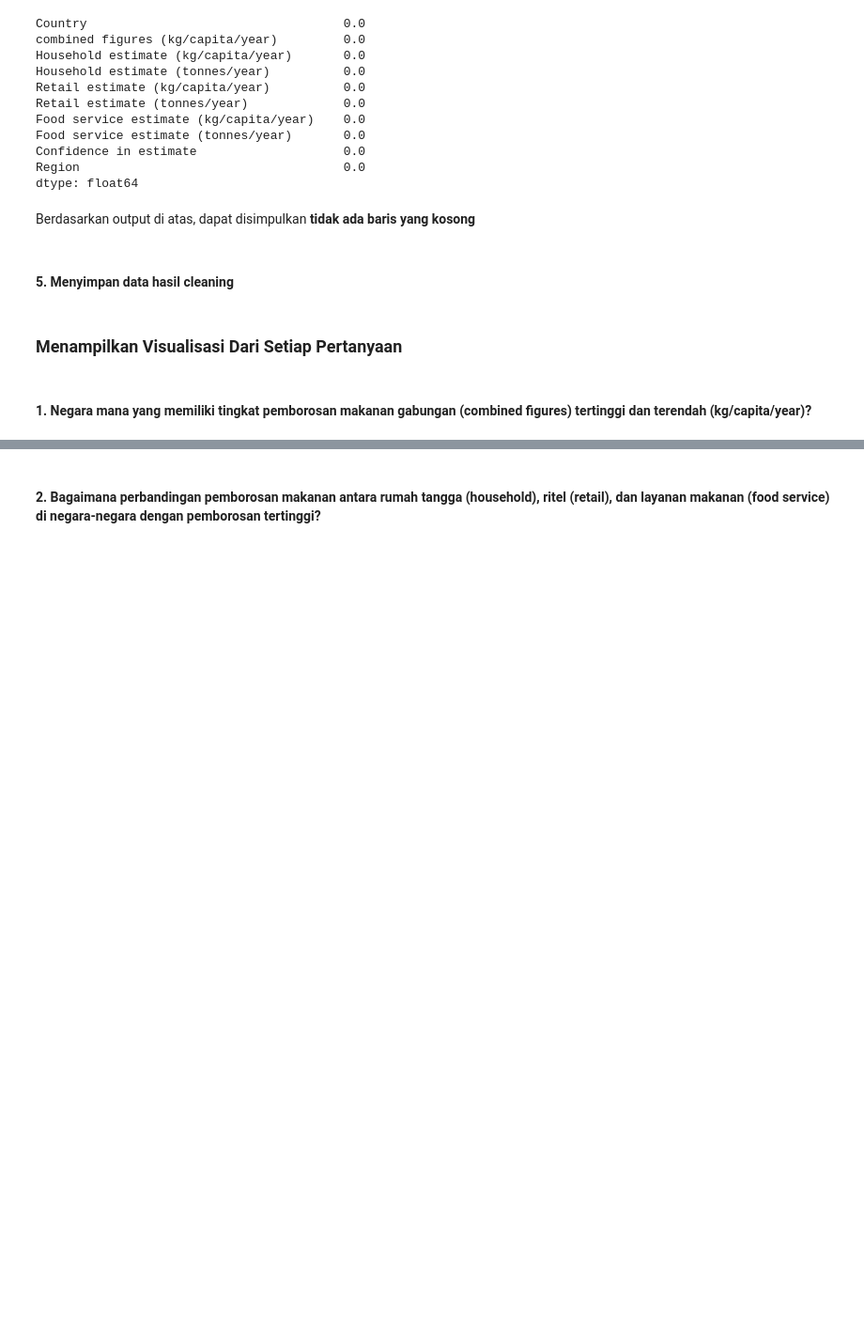
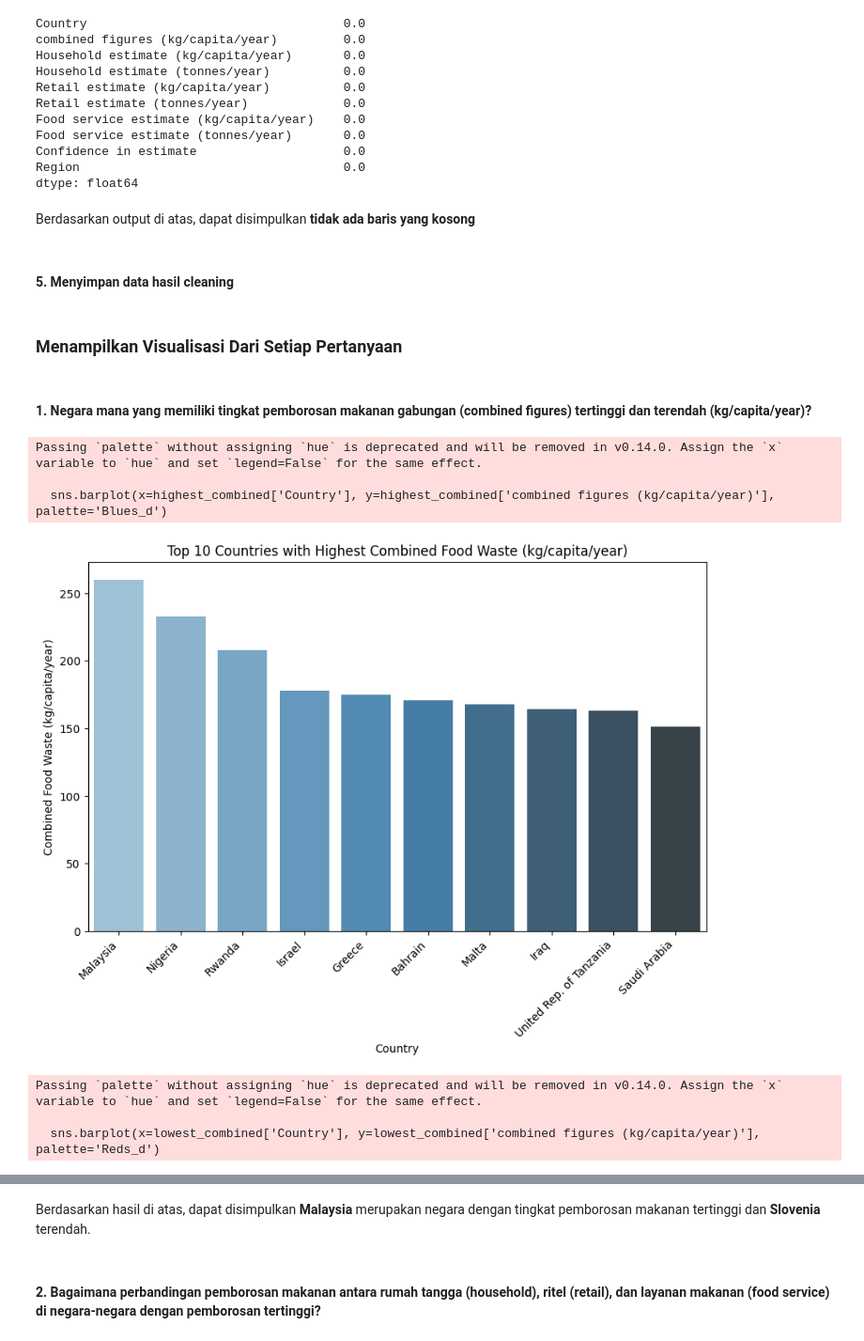
Before and after one commit to eben4ya/Food-Waste-EDA, a Jupyter notebook: Food-Waste.ipynb, the cells around one changed output, grey strips where cells are left out. Shown: that part at 94% size. Cells and saved outputs as stored; diff of their text form; code cells hidden in the pictures; blank space fills up the shorter version.

Commit message:
<feat: added plot and answered analysis questions>

```diff
--- a/Food-Waste.ipynb
+++ b/Food-Waste.ipynb
@@ -234,3 +226,28 @@ df1.to_csv('./food-waste-dataset/cleaned_food-waste-dataset.csv', index=False)
 ### **Menampilkan Visualisasi Dari Setiap Pertanyaan**
 # %% [markdown]
 #### **1. Negara mana yang memiliki tingkat pemborosan makanan gabungan (combined figures) tertinggi dan terendah (kg/capita/year)?**
+# %%
+plt.figure(figsize=(10, 6))
+highest_combined = df1.nlargest(10, 'combined figures (kg/capita/year)')
+lowest_combined = df1.nsmallest(10, 'combined figures (kg/capita/year)')
+
+sns.barplot(x=highest_combined['Country'], y=highest_combined['combined figures (kg/capita/year)'], palette='Blues_d')
+plt.title('Top 10 Countries with Highest Combined Food Waste (kg/capita/year)')
+plt.ylabel('Combined Food Waste (kg/capita/year)')
+plt.xticks(rotation=45, ha='right')
+plt.show()
+
+plt.figure(figsize=(10, 6))
+sns.barplot(x=lowest_combined['Country'], y=lowest_combined['combined figures (kg/capita/year)'], palette='Reds_d')
+plt.title('Top 10 Countries with Lowest Combined Food Waste (kg/capita/year)')
+plt.ylabel('Combined Food Waste (kg/capita/year)')
+plt.xticks(rotation=45, ha='right')
+plt.show()
+# %% [output]
+Passing `palette` without assigning `hue` is deprecated and will be removed in v0.14.0. Assign the `x` variable to `hue` and set `legend=False` for the same effect.
+
+  sns.barplot(x=highest_combined['Country'], y=highest_combined['combined figures (kg/capita/year)'], palette='Blues_d')
+[figure, added]
+Passing `palette` without assigning `hue` is deprecated and will be removed in v0.14.0. Assign the `x` variable to `hue` and set `legend=False` for the same effect.
+
+  sns.barplot(x=lowest_combined['Country'], y=lowest_combined['combined figures (kg/capita/year)'], palette='Reds_d')
@@ -237,2 +255,4 @@ df1.to_csv('./food-waste-dataset/cleaned_food-waste-dataset.csv', index=False)
+# %% [markdown]
+Berdasarkan hasil di atas, dapat disimpulkan **Malaysia** merupakan negara dengan tingkat pemborosan makanan tertinggi dan **Slovenia** terendah.
 # %% [markdown]
 #### **2. Bagaimana perbandingan pemborosan makanan antara rumah tangga (household), ritel (retail), dan layanan makanan (food service) di negara-negara dengan pemborosan tertinggi?**
```
Also changed, not shown: parts of 22 cells of this notebook.
